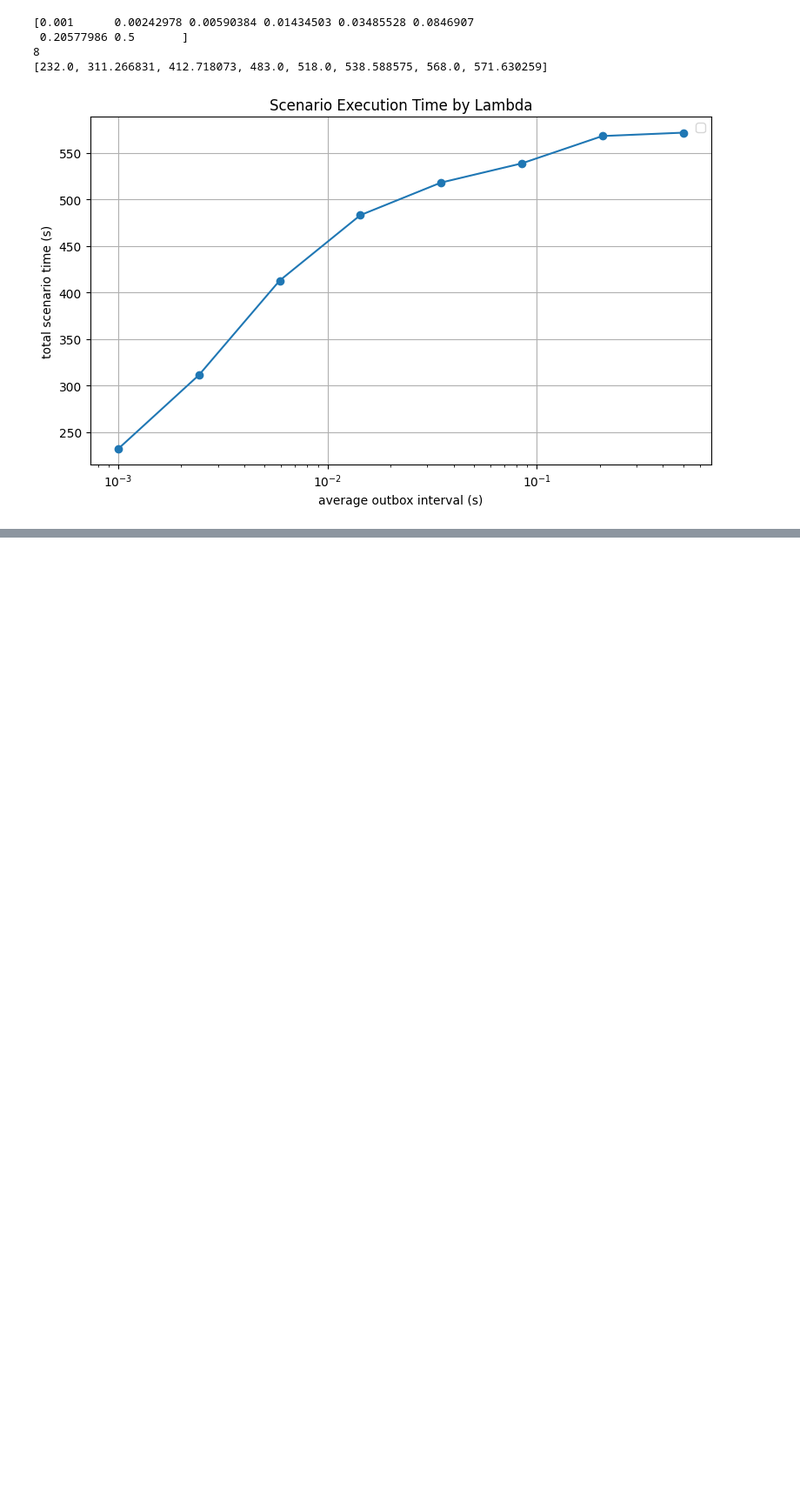
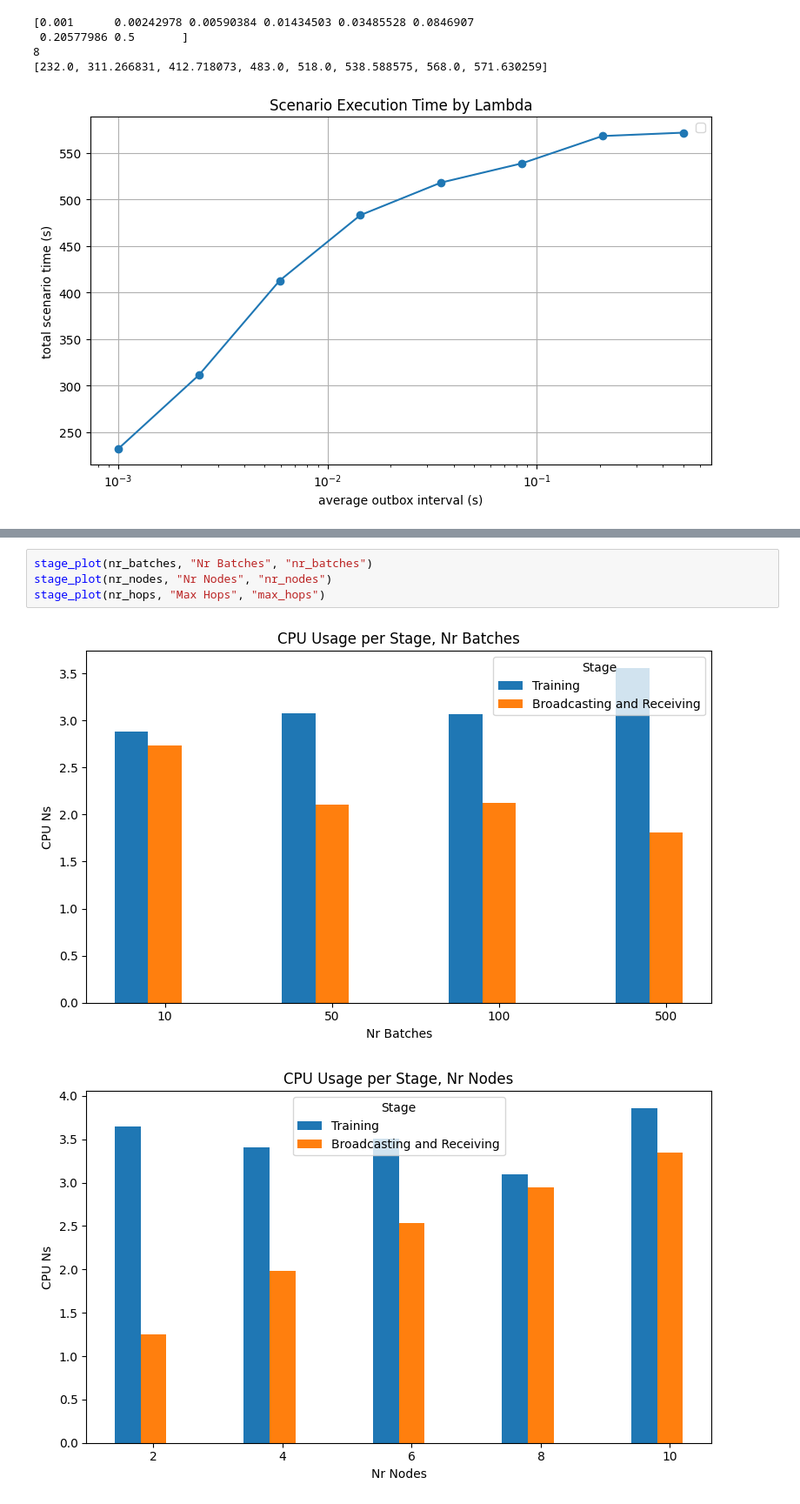
Before and after one commit to Altishofer/DFL_PeerBasedMixing, a Jupyter notebook: experiments/evaluation-plots.ipynb, the cells around one changed output, grey strips where cells are left out. Shown at 87% size. Cells and saved outputs as stored; diff of their text form; blank space fills up the shorter version.

Commit message:
added experiments cpu usage per stage

```diff
--- a/experiments/evaluation-plots.ipynb
+++ b/experiments/evaluation-plots.ipynb
@@ -84,0 +181,7 @@ plt.show()
+# %%
+stage_plot(nr_batches, "Nr Batches", "nr_batches")
+stage_plot(nr_nodes, "Nr Nodes", "nr_nodes")
+stage_plot(nr_hops, "Max Hops", "max_hops")
+# %% [output]
+[figure, added]
+[figure, added]
```
Also changed, not shown: parts of 3 cells of this notebook, 8 other files.
